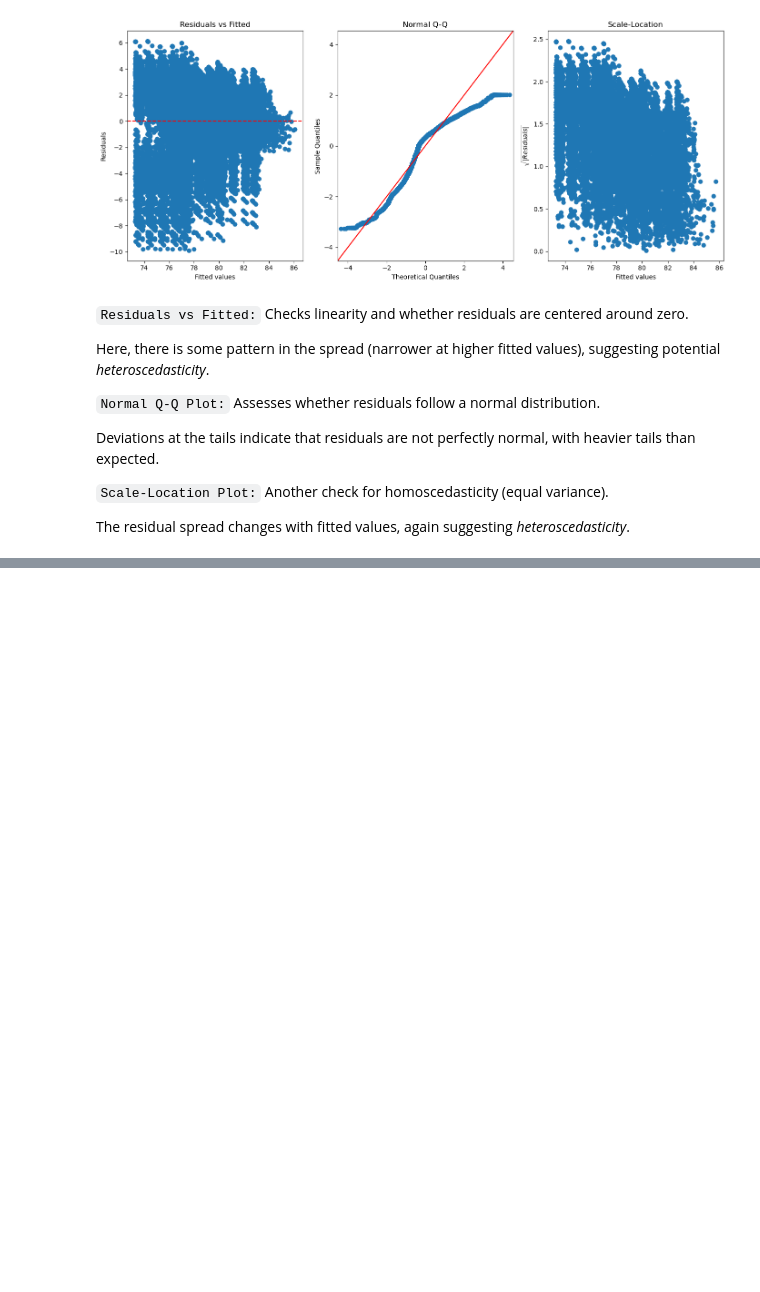
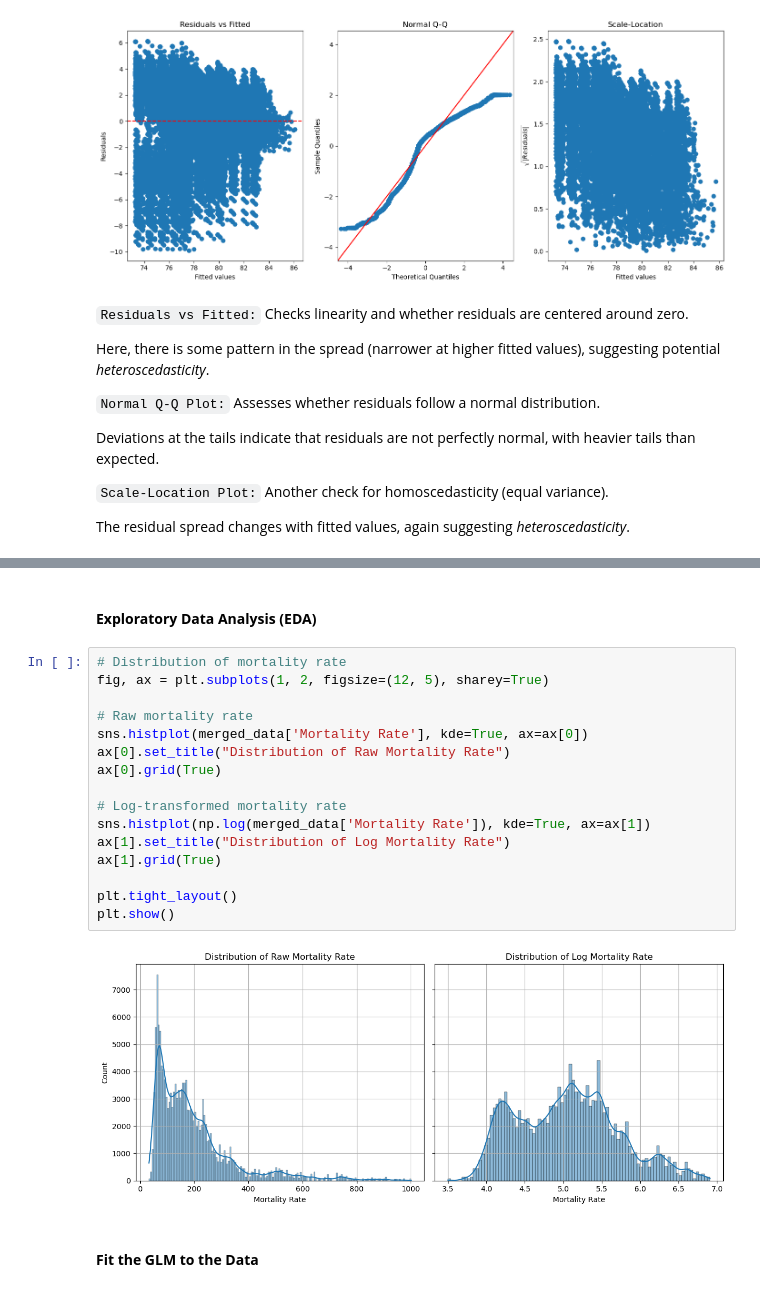
Before and after one commit to hejazn86/EU_healthcare_spending_analysis, a Jupyter notebook: notebooks/02_statistical_analysis.ipynb, the cells around one changed output, grey strips where cells are left out. Drawn from its saved outputs; the diff is of its cells as text; blank space fills up the shorter version.

```diff
--- a/notebooks/02_statistical_analysis.ipynb
+++ b/notebooks/02_statistical_analysis.ipynb
@@ -527,0 +535,22 @@ The residual spread changes with fitted values, again suggesting *heteroscedasti
+# %% [markdown]
+#### **Exploratory Data Analysis (EDA)**
+# %%
+# Distribution of mortality rate
+fig, ax = plt.subplots(1, 2, figsize=(12, 5), sharey=True)
+
+# Raw mortality rate
+sns.histplot(merged_data['Mortality Rate'], kde=True, ax=ax[0])
+ax[0].set_title("Distribution of Raw Mortality Rate")
+ax[0].grid(True)
+
+# Log-transformed mortality rate
+sns.histplot(np.log(merged_data['Mortality Rate']), kde=True, ax=ax[1])
+ax[1].set_title("Distribution of Log Mortality Rate")
+ax[1].grid(True)
+
+plt.tight_layout()
+plt.show()
+# %% [output]
+[figure, added]
+# %% [markdown]
+#### **Fit the GLM to the Data**
```
Also changed, not shown: parts of 24 cells of this notebook.
